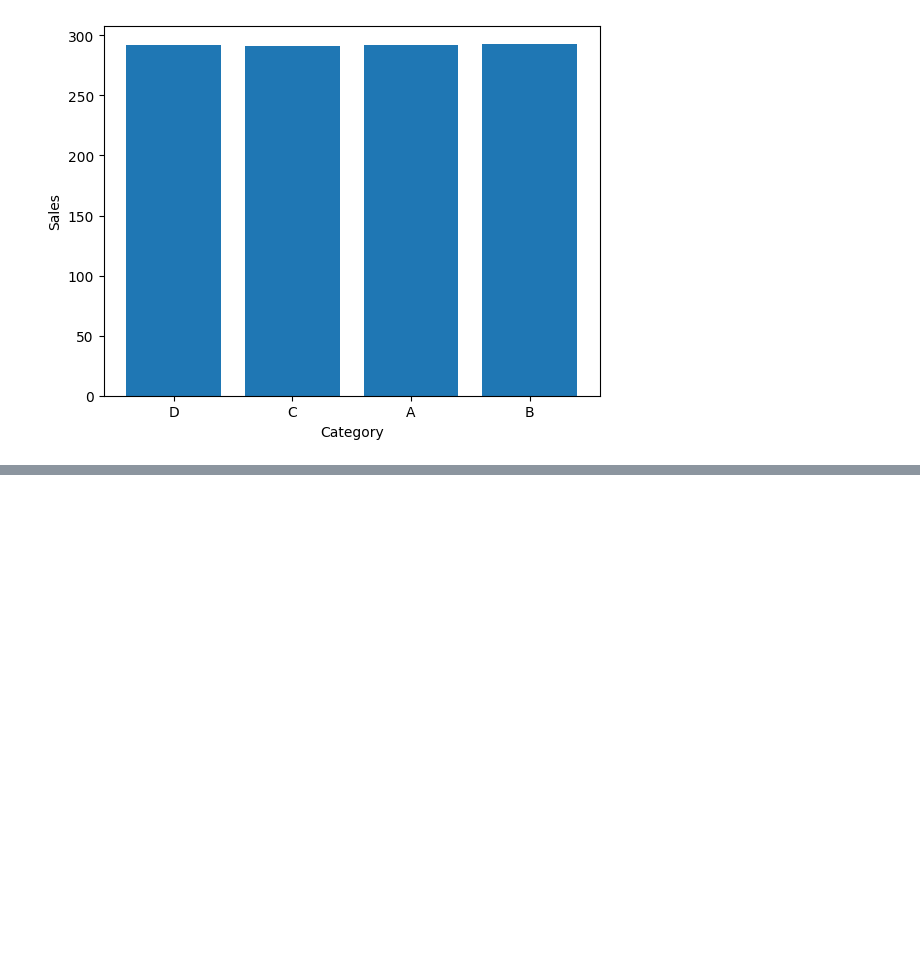
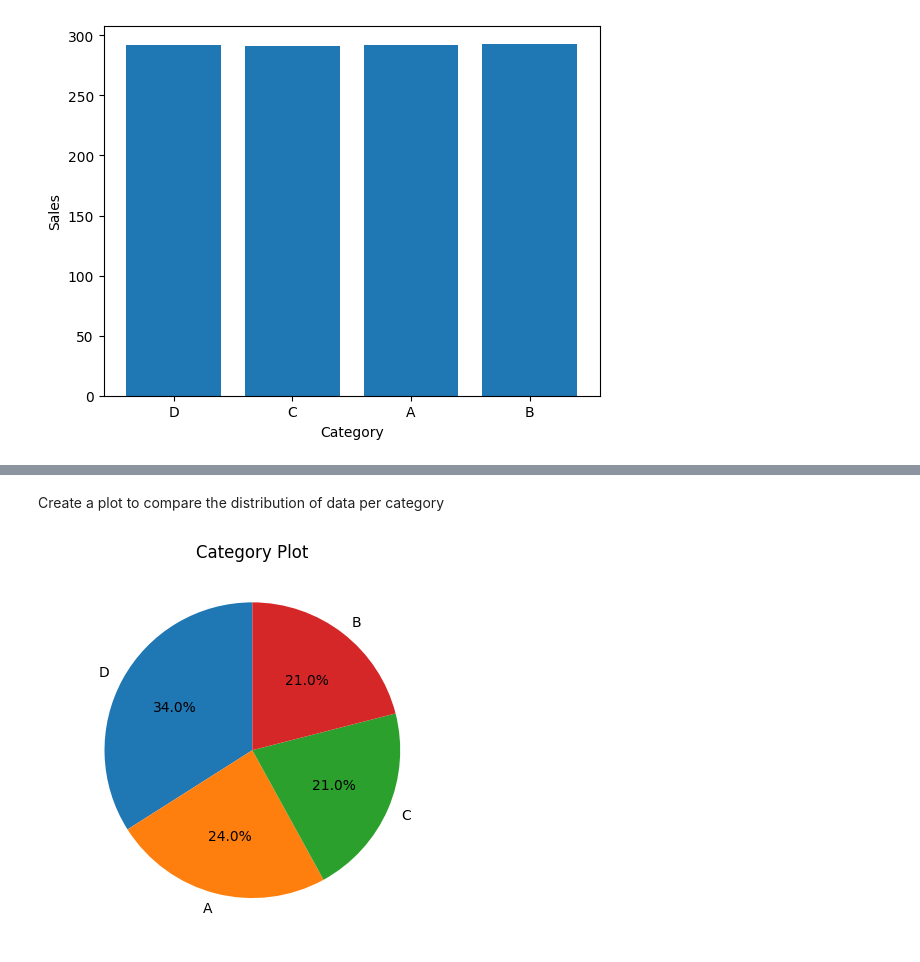
Before and after one commit to Akhil9648/Python, a Jupyter notebook: Python For AI(College)/Matplotlib.ipynb, the cells around one changed output, grey strips where cells are left out. Drawn from its saved outputs; the diff is of its cells as text; code cells hidden in the pictures; blank space fills up the shorter version.

```diff
--- a/Python For AI(College)/Matplotlib.ipynb
+++ b/Python For AI(College)/Matplotlib.ipynb
@@ -106,0 +117,11 @@ Text(0, 0.5, 'Sales')
+# %% [markdown]
+Create a plot to compare the distribution of data per category
+# %%
+category_counts=df['Category'].value_counts()
+category_counts.plot(
+    kind='pie',autopct='%1.1f%%',startangle=90,title='Category Plot'
+)
+plt.ylabel(' ')
+plt.show()
+# %% [output]
+[figure, added]
```
Also changed, not shown: parts of 10 cells of this notebook.
